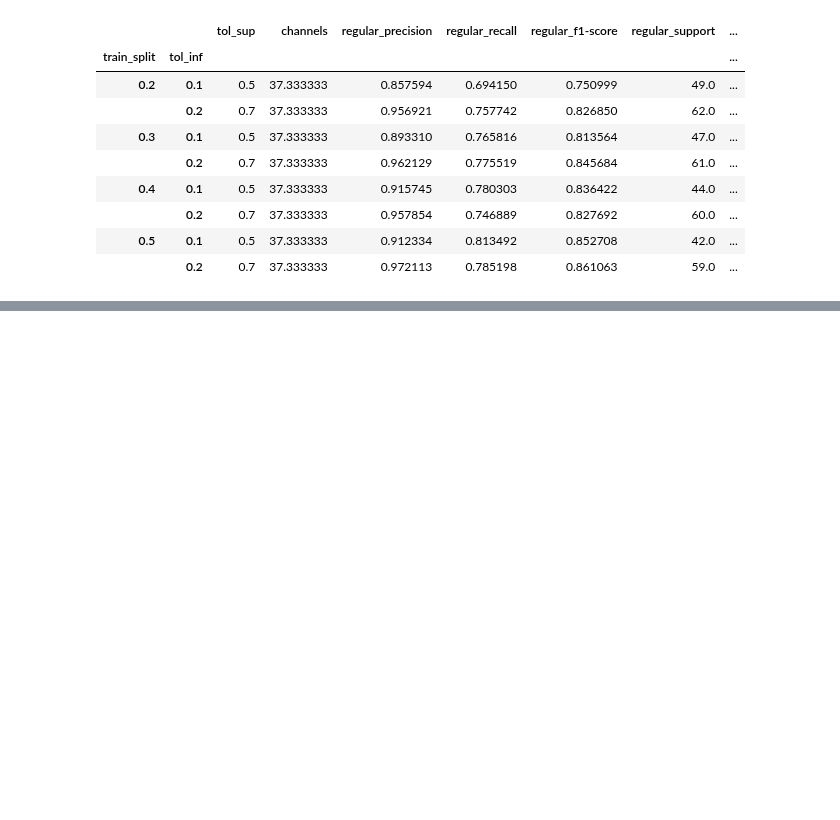
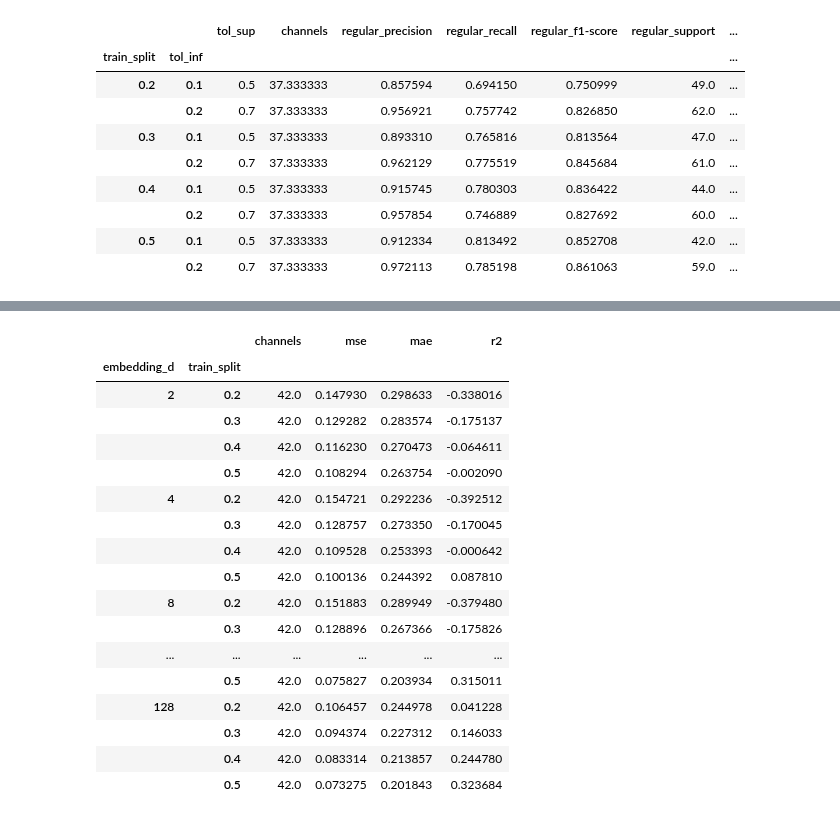
Before and after one commit to rjmalves/gnn-contingency-analysis, a Jupyter notebook: testes.ipynb, the cells around one changed output, grey strips where cells are left out. Saved outputs shown, nothing was run; the diff lists cells and outputs as text; code cells hidden in the pictures; blank space fills up the shorter version.

```diff
--- a/testes.ipynb
+++ b/testes.ipynb
@@ -75,0 +100,21 @@ df_arch3.groupby(["train_split", "tol_inf"]).mean()
+# %%
+df_arch2.groupby(["embedding_d", "train_split"]).mean()
+# %% [output]
+|  |  | channels | mse | mae | r2 |
+| embedding_d | train_split |  |  |  |  |
+| 2 | 0.2 | 42.0 | 0.147930 | 0.298633 | -0.338016 |
+|  | 0.3 | 42.0 | 0.129282 | 0.283574 | -0.175137 |
+|  | 0.4 | 42.0 | 0.116230 | 0.270473 | -0.064611 |
+|  | 0.5 | 42.0 | 0.108294 | 0.263754 | -0.002090 |
+| 4 | 0.2 | 42.0 | 0.154721 | 0.292236 | -0.392512 |
+|  | 0.3 | 42.0 | 0.128757 | 0.273350 | -0.170045 |
+|  | 0.4 | 42.0 | 0.109528 | 0.253393 | -0.000642 |
+|  | 0.5 | 42.0 | 0.100136 | 0.244392 | 0.087810 |
+| 8 | 0.2 | 42.0 | 0.151883 | 0.289949 | -0.379480 |
+|  | 0.3 | 42.0 | 0.128896 | 0.267366 | -0.175826 |
+| ... | ... | ... | ... | ... | ... |
+|  | 0.5 | 42.0 | 0.075827 | 0.203934 | 0.315011 |
+| 128 | 0.2 | 42.0 | 0.106457 | 0.244978 | 0.041228 |
+|  | 0.3 | 42.0 | 0.094374 | 0.227312 | 0.146033 |
+|  | 0.4 | 42.0 | 0.083314 | 0.213857 | 0.244780 |
+|  | 0.5 | 42.0 | 0.073275 | 0.201843 | 0.323684 |
```
Also changed, not shown: parts of 2 cells of this notebook, 18 other files.
